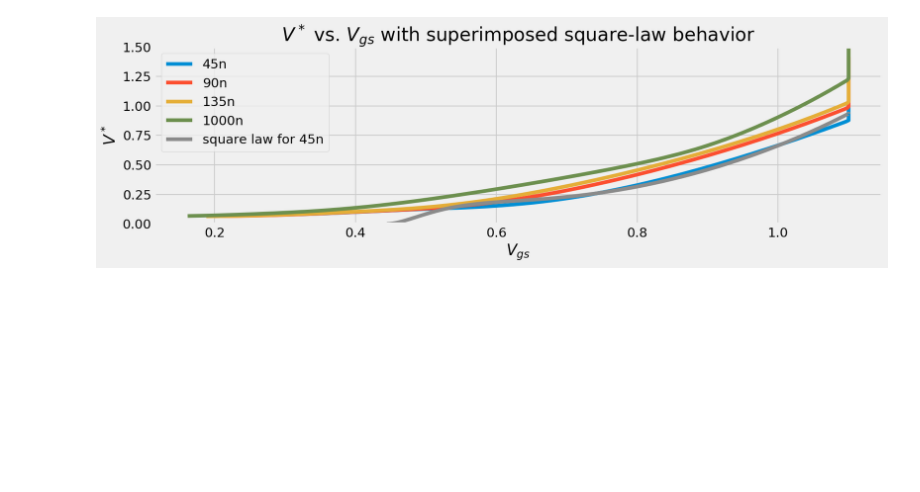
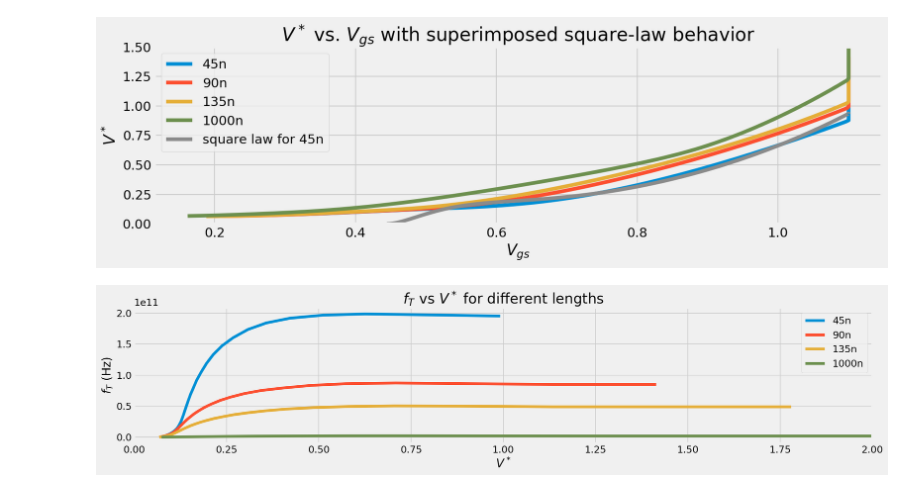
Before and after one commit to vighneshiyer/ee240b, a Jupyter notebook: hw/hw1/hw1_notebook.ipynb, the cells around one changed output. Cells and saved outputs as stored; diff of their text form; code cells hidden in the pictures; blank space fills up the shorter version.

Commit message:
hw1 problem 10

```diff
--- a/hw/hw1/hw1_notebook.ipynb
+++ b/hw/hw1/hw1_notebook.ipynb
@@ -113,26 +113,44 @@ fig.savefig('figs/problem9.png', dpi=300)
 [3.94413875e+04 4.43962292e-01]
 [figure]
 # %%
-def find_nearest(array, value):
-    array = np.asarray(array)
-    idx = (np.abs(array - value)).argmin()
-    return array[idx]
-def ft_parse(file, real_or_complex):
+def ft_parse():
+    fT = []
+    ids_fT = []
     for file in ['45n', '90n', '135n', '1000n']:
         with open('ft_%s.csv' % file, 'r') as csvfile:
             next(csvfile)
             csvreader = csv.reader(csvfile, delimiter=',')
             data = []
             idsdata = []
-        # Format is Ids, Vgs(L=45n), Ids, Vgs(L=90n), Ids, ...
+            # Format is Ids, cross(IF(drain), 1) (i.e. fT)
             for row in csvreader:
-                if (real_or_complex):
-                    val = list(map(lambda x: float(x), row[1::2]))
-                else:
-                    val_real = list(map(lambda x: float(x), row[1::3]))
-                    val_imag = list(map(lambda x: float(x), row[2::3]))
-                    val = list(map(lambda n: np.abs(n[0] + n[1]*1j), zip(val_real, val_imag)))
+                val = float(row[1])
                 ids = float(row[0])
                 data.append(val)
                 idsdata.append(ids)
-        return (np.array(idsdata), np.array(data))
+            fT.append(data)
+            ids_fT.append(idsdata)
+    return (np.array(ids_fT[0]), np.array(fT))
+(ids_fT, fT) = ft_parse()
+# %%
+def find_nearest(array, value):
+    array = np.asarray(array)
+    idx = (np.abs(array - value)).argmin()
+    #return array[idx]
+    return idx
+
+# Plot fT vs Vstar for different lengths
+w, h = figaspect(1/4)
+fig, ax = plt.subplots(figsize=(w,h))
+for L in range(4):
+    vstar_fT = list(map(lambda x: vstar[L][find_nearest(ids, x)], ids_fT))
+    plt.plot(vstar_fT, fT[L])
+plt.xlim((0, 2))
+plt.legend(['45n', '90n', '135n', '1000n'])
+plt.xlabel('$V^*$')
+plt.ylabel('$f_T$ (Hz)')
+plt.title('$f_T$ vs $V^*$ for different lengths')
+plt.tight_layout()
+fig.savefig('figs/problem10.png', dpi=300)
+# %% [output]
+[figure, added]
```
Also changed, not shown: 3 other files.
